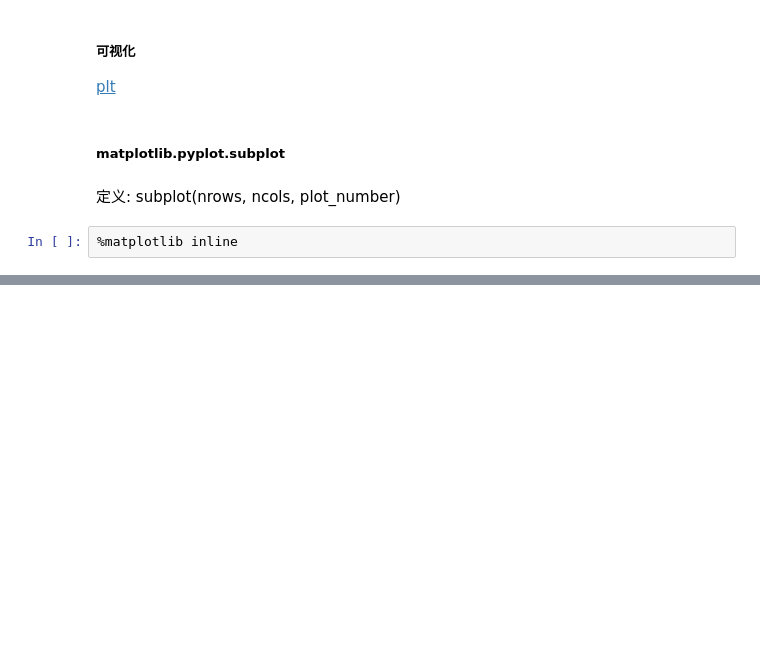
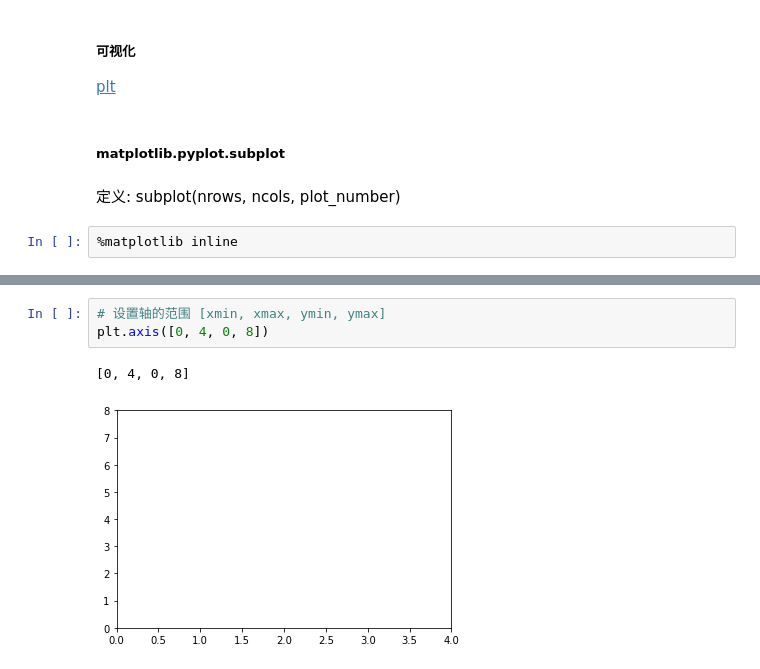
Before and after one commit to hyhlinux/math, a Jupyter notebook: 01Elementaryfunction/demo_plt.ipynb, the cells around one changed output, grey strips where cells are left out. Drawn from its saved outputs; the diff is of its cells as text; blank space fills up the shorter version.

```diff
--- a/01Elementaryfunction/demo_plt.ipynb
+++ b/01Elementaryfunction/demo_plt.ipynb
@@ -30,0 +38,6 @@ plt.show()
+# %%
+# 设置轴的范围 [xmin, xmax, ymin, ymax]
+plt.axis([0, 4, 0, 8])
+# %% [output]
+[0, 4, 0, 8]
+[figure, added]
```
Also changed, not shown: parts of 13 cells of this notebook, 2 other files.
